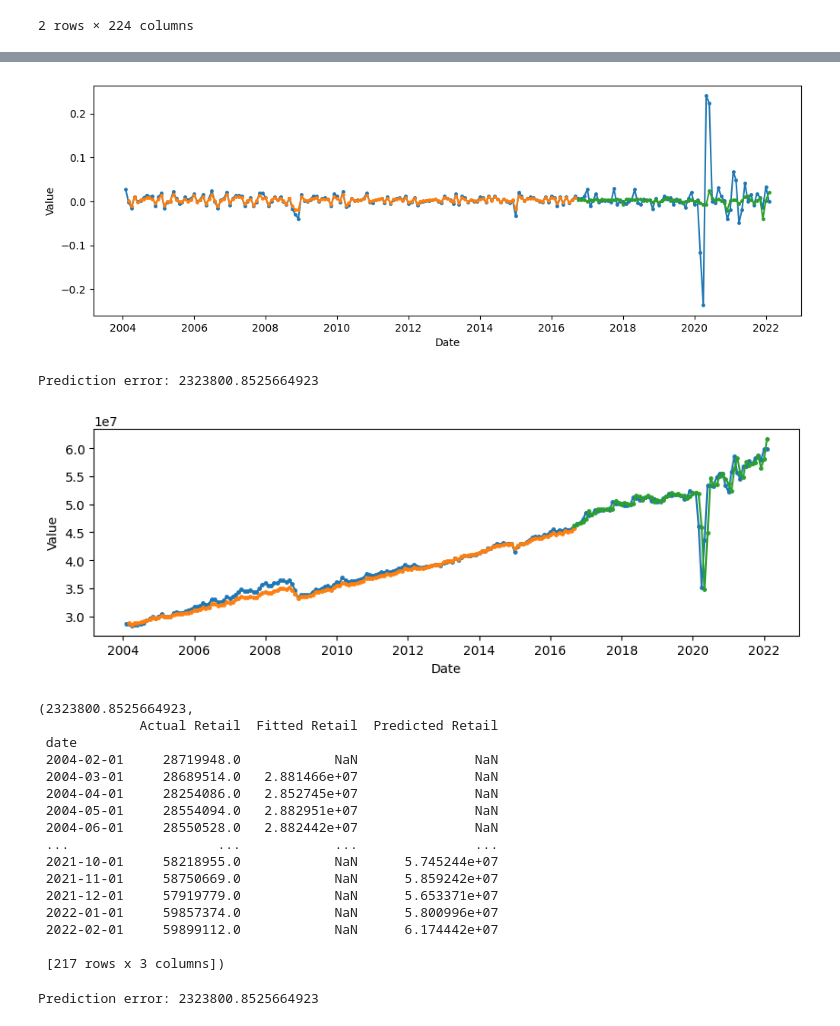
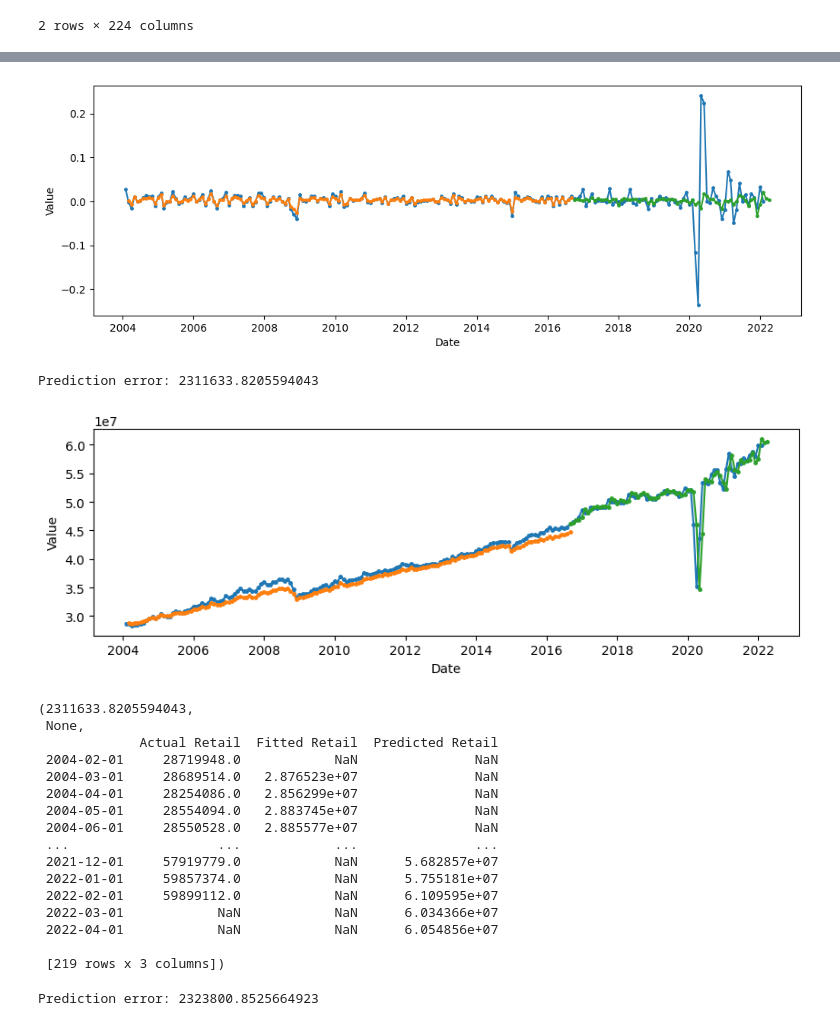
Before and after one commit to ubco-mds-2021-labs/capstone-project-googletrends_capstone, a Jupyter notebook: src/notebooks/RetailSales_updated.ipynb, the cells around one changed output, grey strips where cells are left out. Cells and saved outputs as stored; diff of their text form; code cells hidden in the pictures.

Commit message:
Added code for the nowcasting of retail trade sales

```diff
--- a/src/notebooks/RetailSales_updated.ipynb
+++ b/src/notebooks/RetailSales_updated.ipynb
@@ -535,16 +535,15 @@ def rolling_prediction_RF(train, test, extra_test, dependent_var='GrowthRate',n_
             # Get first row of extra test set and make prediction
             firstrow_test = np.transpose(pd.DataFrame((extra_test.iloc[0, :])))
             firstrow_test['lag1'] = firstrow_test.tail(1)['lag1'][0]
-            print(firstrow_test)
             predicted_val = modelfit.predict(firstrow_test.loc[:, ~firstrow_test.columns.isin([dependent_var])])
+            firstrow_test['GrowthRate'] = predicted_val[0]
             predicted_val = pd.DataFrame(predicted_val)
-            firstrow_test['GrowthRate'] = predicted_val
             pred_data = pred_data.append(predicted_val)
-            pred_data.rename(index={0:extra_test.index[i]}, inplace=True)
-            print(pred_data)
+            pred_data.rename(index={0:extra_test.index[0]}, inplace=True)
 
             # update training set with one row
             train = pd.concat([train, firstrow_test])
+
             # Drop first row from test set now
             extra_test = extra_test.drop(f"{firstrow_test.index[0]}")
 
@@ -1334,29 +1384,29 @@ fitted_values_rf = pd.DataFrame({'GrowthRate': retailsales_final['GrowthRate'],
                                 'Predicted Value': rf_pred_retailgrowth.squeeze()})
 plot_df(fitted_values_rf, width=12, height=4)
 # %% [output]
-[figure, old version]
+[figure, new version]
 # %%
 # Fitted and predicted retail sales value
-fitted_and_predicted_retail(rfmodel, rf_pred_retailgrowth, retailsales_initial, train_rf, test_rf)
+fitted_and_predicted_retail(rfmodel, rf_pred_retailgrowth, retailsales_initial, train_rf, test_rf, extra_rf)
 # %% [output]
-Prediction error: 2323800.8525664923
+Prediction error: 2311633.8205594043
-[figure, old version]
+[figure, new version]
-(2323800.8525664923,
+(2311633.8205594043,
+ None,
              Actual Retail  Fitted Retail  Predicted Retail
- date
  2004-02-01     28719948.0            NaN               NaN
- 2004-03-01     28689514.0   2.881466e+07               NaN
- 2004-04-01     28254086.0   2.852745e+07               NaN
- 2004-05-01     28554094.0   2.882951e+07               NaN
- 2004-06-01     28550528.0   2.882442e+07               NaN
+ 2004-03-01     28689514.0   2.876523e+07               NaN
+ 2004-04-01     28254086.0   2.856299e+07               NaN
+ 2004-05-01     28554094.0   2.883745e+07               NaN
+ 2004-06-01     28550528.0   2.885577e+07               NaN
  ...                   ...            ...               ...
- 2021-10-01     58218955.0            NaN      5.745244e+07
- 2021-11-01     58750669.0            NaN      5.859242e+07
- 2021-12-01     57919779.0            NaN      5.653371e+07
- 2022-01-01     59857374.0            NaN      5.800996e+07
- 2022-02-01     59899112.0            NaN      6.174442e+07
+ 2021-12-01     57919779.0            NaN      5.682857e+07
+ 2022-01-01     59857374.0            NaN      5.755181e+07
+ 2022-02-01     59899112.0            NaN      6.109595e+07
+ 2022-03-01            NaN            NaN      6.034366e+07
+ 2022-04-01            NaN            NaN      6.054856e+07
 
- [217 rows x 3 columns])
+ [219 rows x 3 columns])
 # %%
 pred_error, fittedPredictedData = fitted_and_predicted_retail(rfmodel,
                                                               rf_pred_retailgrowth,
```
Also changed, not shown: parts of 4 cells of this notebook, 1 other file.
